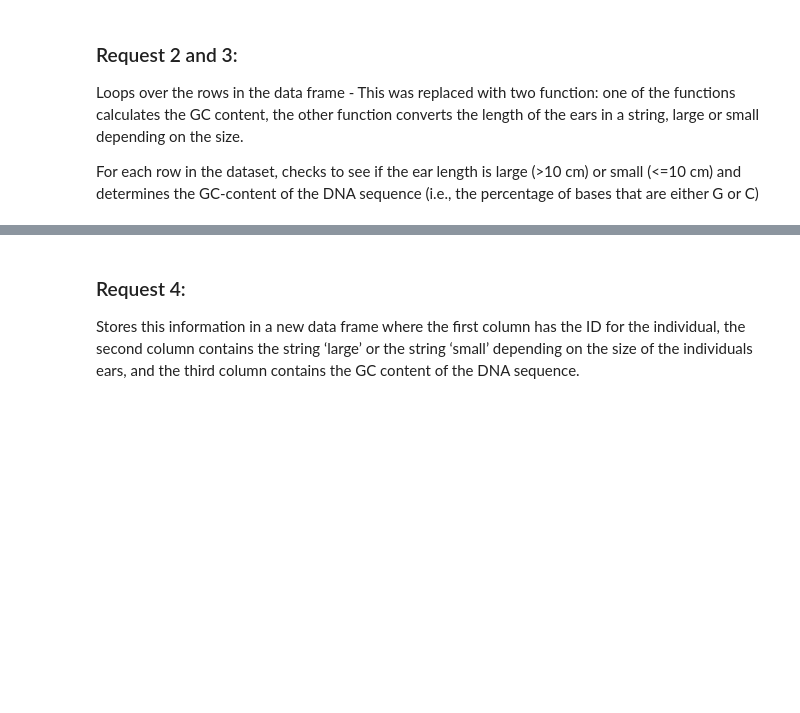
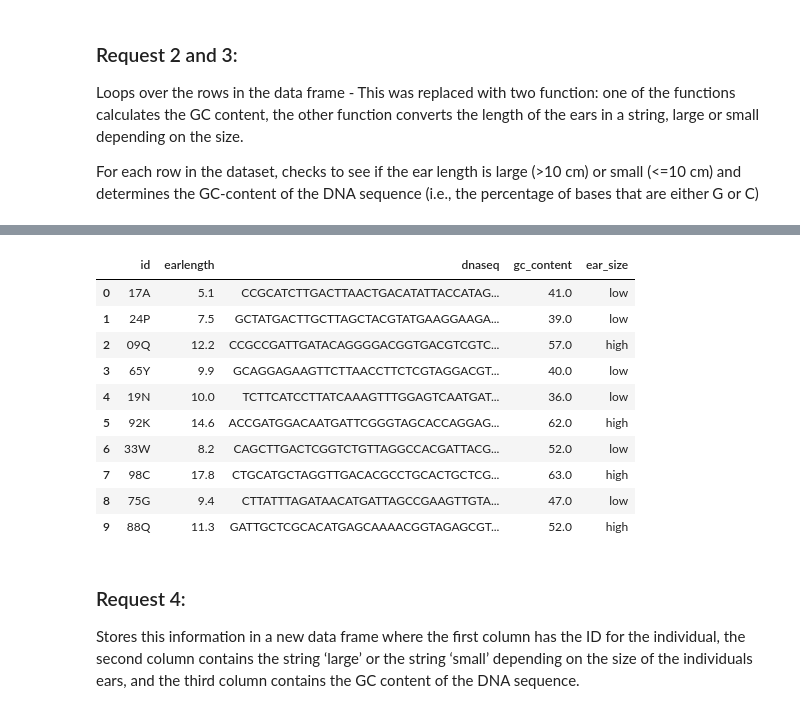
Before and after one commit to veronicaluzzi/Data-Science-Cohort-20, a Jupyter notebook: Exercises/Module_3_SQL/2a_Grangers_Elf_Analysis.v02.ipynb, the cells around one changed output, grey strips where cells are left out. Drawn from its saved outputs; the diff is of its cells as text; code cells hidden in the pictures; blank space fills up the shorter version.

```diff
--- a/Exercises/Module_3_SQL/2a_Grangers_Elf_Analysis.v02.ipynb
+++ b/Exercises/Module_3_SQL/2a_Grangers_Elf_Analysis.v02.ipynb
@@ -31,0 +29,3 @@ Mounted at /content/drive
+# %%
+url = 'https://nyu-cds.github.io/courses/data/houseelf_earlength_dna_data.csv'
+url
@@ -156,3 +107,20 @@ df
+# %%
+# a vectorized approach
+# uses numpy's .where() method
+df['ear_size'] = np.where(df['earlength'] > 10, 'high', 'low')
+df
+# %% [output]
+|  | id | earlength | dnaseq | gc_content | ear_size |
+| 0 | 17A | 5.1 | CCGCATCTTGACTTAACTGACATATTACCATAG... | 41.0 | low |
+| 1 | 24P | 7.5 | GCTATGACTTGCTTAGCTACGTATGAAGGAAGA... | 39.0 | low |
+| 2 | 09Q | 12.2 | CCGCCGATTGATACAGGGGACGGTGACGTCGTC... | 57.0 | high |
+| 3 | 65Y | 9.9 | GCAGGAGAAGTTCTTAACCTTCTCGTAGGACGT... | 40.0 | low |
+| 4 | 19N | 10.0 | TCTTCATCCTTATCAAAGTTTGGAGTCAATGAT... | 36.0 | low |
+| 5 | 92K | 14.6 | ACCGATGGACAATGATTCGGGTAGCACCAGGAG... | 62.0 | high |
+| 6 | 33W | 8.2 | CAGCTTGACTCGGTCTGTTAGGCCACGATTACG... | 52.0 | low |
+| 7 | 98C | 17.8 | CTGCATGCTAGGTTGACACGCCTGCACTGCTCG... | 63.0 | high |
+| 8 | 75G | 9.4 | CTTATTTAGATAACATGATTAGCCGAAGTTGTA... | 47.0 | low |
+| 9 | 88Q | 11.3 | GATTGCTCGCACATGAGCAAAACGGTAGAGCGT... | 52.0 | high |
 # %% [markdown]
 ### Request 4:
 
```
Also changed, not shown: parts of 17 cells of this notebook.
